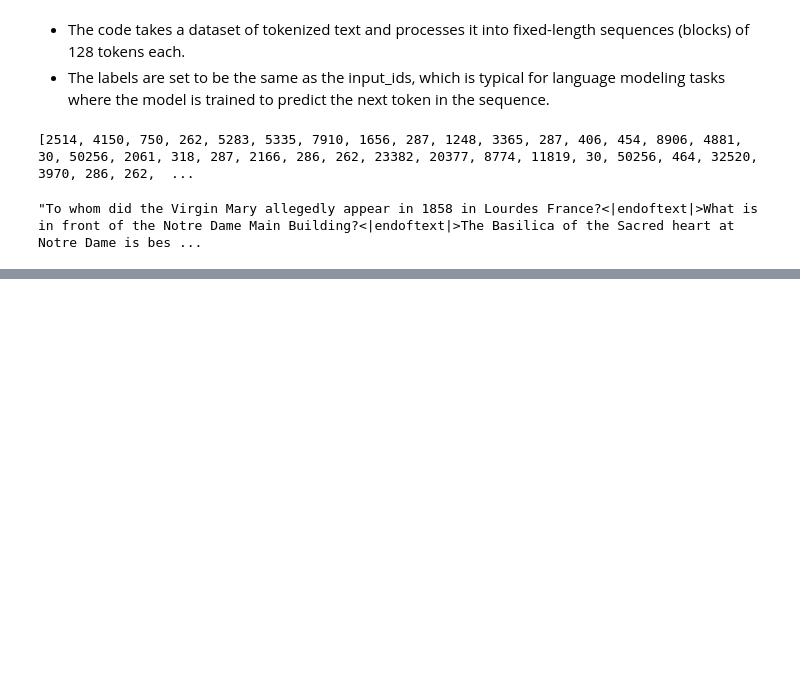
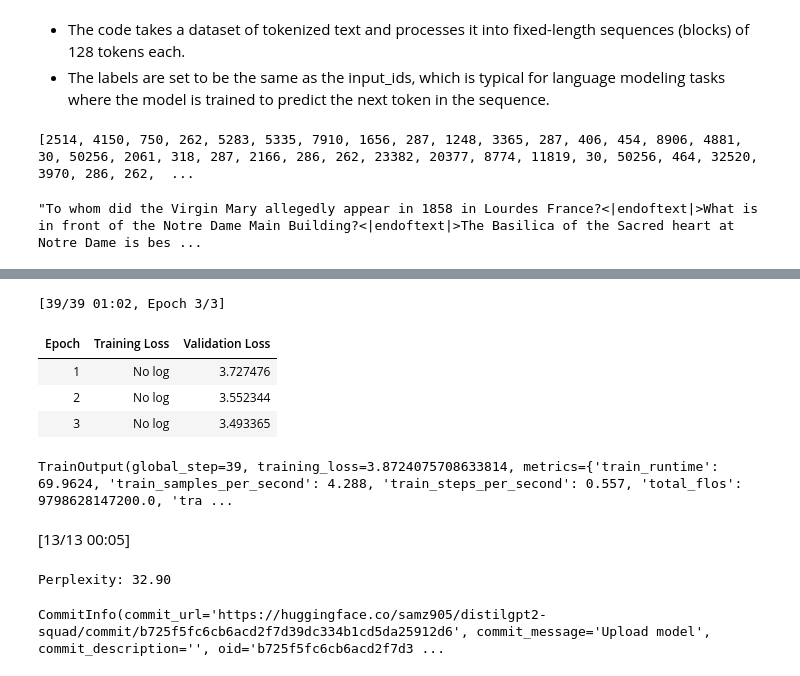
Before and after one commit to samz905/finetuning-cookbooks, a Jupyter notebook: CLM_CS197.ipynb, the cells around one changed output, grey strips where cells are left out. Cells and saved outputs as stored; diff of their text form; code cells hidden in the pictures; blank space fills up the shorter version.

Commit message:
finetuning training done and model pushed to hub

```diff
--- a/CLM_CS197.ipynb
+++ b/CLM_CS197.ipynb
@@ -121,3 +121,25 @@ tokenizer.decode(lm_datasets['train']['input_ids'][0])
 # %%
 small_train_dataset = lm_datasets["train"].shuffle(seed=42).select(range(100))
 small_eval_dataset = lm_datasets["validation"].shuffle(seed=42).select(range(100))
+# %%
+from transformers import AutoModelForCausalLM, TrainingArguments, Trainer
+
+model = AutoModelForCausalLM.from_pretrained("distilgpt2")
+# %%
+training_args = TrainingArguments(
+    f"{model_checkpoint}-squad",
+    evaluation_strategy="epoch",
+    learning_rate=2e-5,
+    weight_decay=0.01,
+    push_to_hub=True,
+)
+
+trainer = Trainer(
+    model=model,
+    args=training_args,
+    train_dataset=small_train_dataset,
+    eval_dataset=small_eval_dataset,
+)
+
+trainer.train()
+# %% [output]
@@ -123,0 +147,18 @@ small_eval_dataset = lm_datasets["validation"].shuffle(seed=42).select(range(100
+[39/39 01:02, Epoch 3/3]
+| Epoch | Training Loss | Validation Loss |
+| 1 | No log | 3.727476 |
+| 2 | No log | 3.552344 |
+| 3 | No log | 3.493365 |
+TrainOutput(global_step=39, training_loss=3.8724075708633814, metrics={'train_runtime': 69.9624, 'train_samples_per_second': 4.288, 'train_steps_per_second': 0.557, 'total_flos': 9798628147200.0, 'tra ...
+# %%
+import math
+eval_results = trainer.evaluate()
+print(f"Perplexity: {math.exp(eval_results['eval_loss']):.2f}")
+# %% [output]
+[13/13 00:05]
+Perplexity: 32.90
+# %%
+tokenizer.save_pretrained(f"{model_checkpoint}-squad")
+model.push_to_hub(f"{model_checkpoint}-squad")
+# %% [output]
+CommitInfo(commit_url='https://huggingface.co/samz905/distilgpt2-squad/commit/b725f5fc6cb6acd2f7d39dc334b1cd5da25912d6', commit_message='Upload model', commit_description='', oid='b725f5fc6cb6acd2f7d3 ...
```
Also changed, not shown: parts of 1 cell of this notebook.
